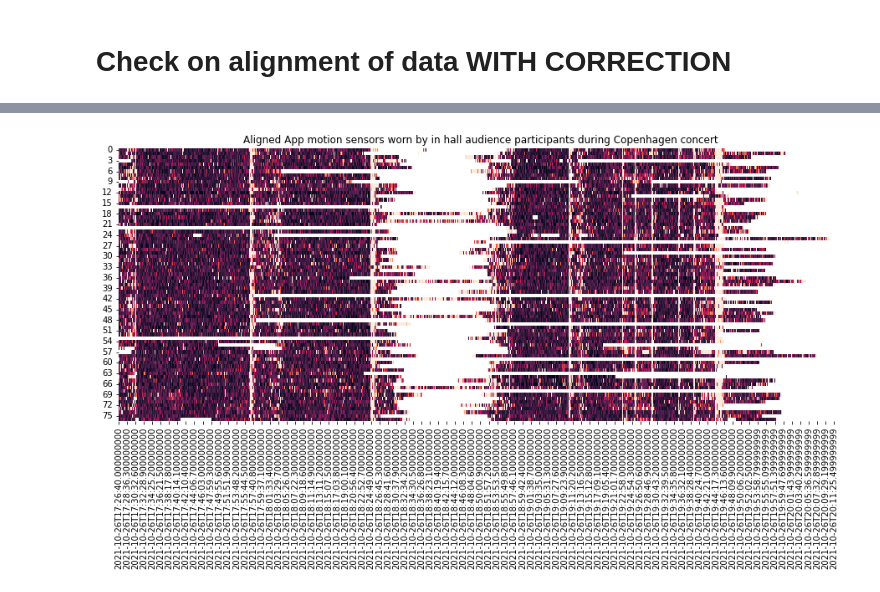
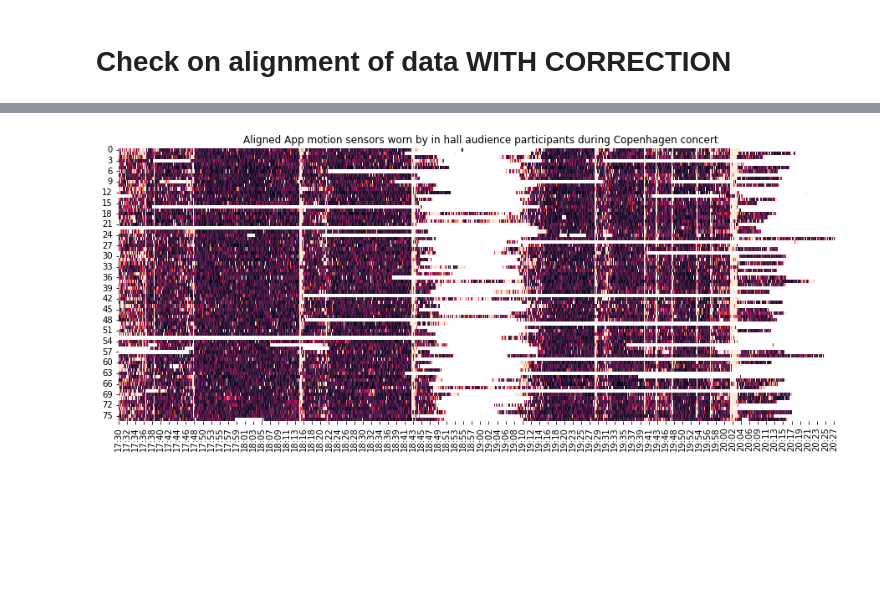
Before and after one commit to finn42/MusicLabCopenhegan_MotionAlignment, a Jupyter notebook: MusicLab_motion_aligne.ipynb, the cells around one changed output, grey strips where cells are left out. Saved outputs shown, nothing was run; the diff lists cells and outputs as text; code cells hidden in the pictures; blank space fills up the shorter version.

Commit message:
Corrected time zero in aligned plots

```diff
--- a/MusicLab_motion_aligne.ipynb
+++ b/MusicLab_motion_aligne.ipynb
@@ -353,7 +343,7 @@ Name: 76, dtype: object
 # %% [markdown]
 ## Generate concert aligned files for Remote Audience
 # %%
-synchalignments = pd.read_csv(time_data_folder + 'Rem_synchs_8sample_alt.csv')
+synchalignments = pd.read_csv(time_data_folder + 'Rem_synchs.csv')
 synchalignments
 # %% [output]
 |  | s1_corr0 | s1_corr_offset | s1_offset | s2_corr0 | s2_corr_offset | s2_offset | devID |
@@ -380,3 +366,6 @@ output_folder ='C:/Users/finnu/OneDrive - Universitetet i Oslo/Documents/Mobile_
+# %%
+input_folder = 'C:/Users/finnu/OneDrive - Universitetet i Oslo/Documents/Mobile_data/Concert_MusicLab/Concated/Remote/deviceMotion/'
+output_folder = 'C:/Users/finnu/OneDrive - Universitetet i Oslo/Documents/Mobile_data/Concert_MusicLab/Concated/Remote/alignedDeviceMotion/'
 # %%
 for devN in range(len(synchalignments)):
     filename = synchalignments.loc[devN,'devID']
@@ -447,0 +437,13 @@ dt_ct = Start_time + pd.to_timedelta(ts_ct,unit='ms')
+# %%
+# set the sampling period for the concert in UTC
+Start_time = pd.to_datetime('2021-10-26 17:30:00+0000').replace(tzinfo=None)
+Synch_time = pd.to_datetime('2021-10-26 17:48:06+0000').replace(tzinfo=None)
+Mid_time = pd.to_datetime('2021-10-26 19:00:00+0000').replace(tzinfo=None)
+End_time = pd.to_datetime('2021-10-26 20:30:00+0000').replace(tzinfo=None)
+# device times 10 Hs
+# ts_dt = pd.date_range(Start_time,End_time, freq='100ms')
+# ts_ts = np.arange(Start_time.timestamp(),End_time.timestamp(), 0.1)*1000
+# concert times 10 Hz
+ts_ct = np.arange(-1086,9715, 0.1)*1000
+dt_ct = Synch_time + pd.to_timedelta(ts_ct,unit='ms')
+[dt_ct[0],dt_ct[-1]]
@@ -457,7 +461,7 @@ concert_times['time_concert'] = concert_times['CTime']
 concert_times=concert_times.set_index('ConcertdTime', drop=True)
 # %%
 # folder of devicewise files for a specific set
-folder ='C:/Users/finnu/OneDrive - Universitetet i Oslo/Documents/Mobile_data/Concert_MusicLab/Stitched_App_Sensors/Aligned/Hall'
+folder = 'C:/Users/finnu/OneDrive - Universitetet i Oslo/Documents/Mobile_data/Concert_MusicLab/Concated/Hall/alignedDeviceMotion/'
 devices = os.listdir(folder)
 # %%
 # gather the aligned recordings for the live performance
@@ -526,14 +530,14 @@ aud_df
 # %%
 # plot for perspective
 fig, ax = plt.subplots(figsize = [15.5,6])
 chart = sns.heatmap(data=aud_df.transpose(), ax=ax,vmin=0, vmax=5,cbar=False)
 
-# freq = int(round(len(aud_df)/len(ax.get_xticks())))
-# ax.set_xticklabels(aud_df.iloc[::freq].index.strftime("%H:%M"))
+freq = int(round(len(aud_df)/len(ax.get_xticks())))
+ax.set_xticklabels(aud_df.iloc[::freq].index.strftime("%H:%M"))
 #plt.xticks(concert_times.index,concert_times.event, rotation='vertical')
 
 plt.title('Aligned App motion sensors worn by in hall audience participants during Copenhagen concert')
-plt.savefig('CoverageSnapshot_Copenhagen_Hall_Aligned.png')
+plt.savefig('./Plots/CoverageSnapshot_Copenhagen_Hall_Aligned.png')
 plt.show()
 # %% [output]
-[figure, old version]
+[figure, new version]
```
Also changed, not shown: parts of 25 cells of this notebook, 17 other files.
